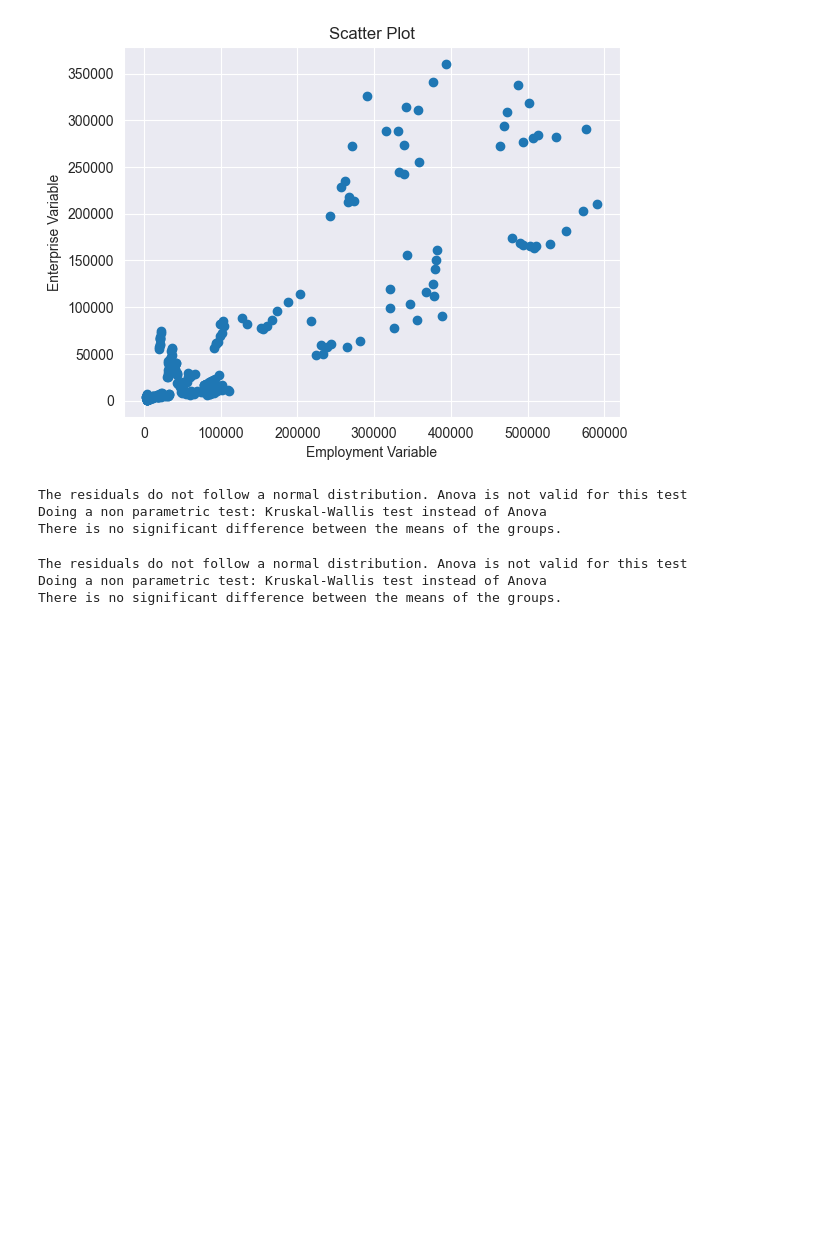
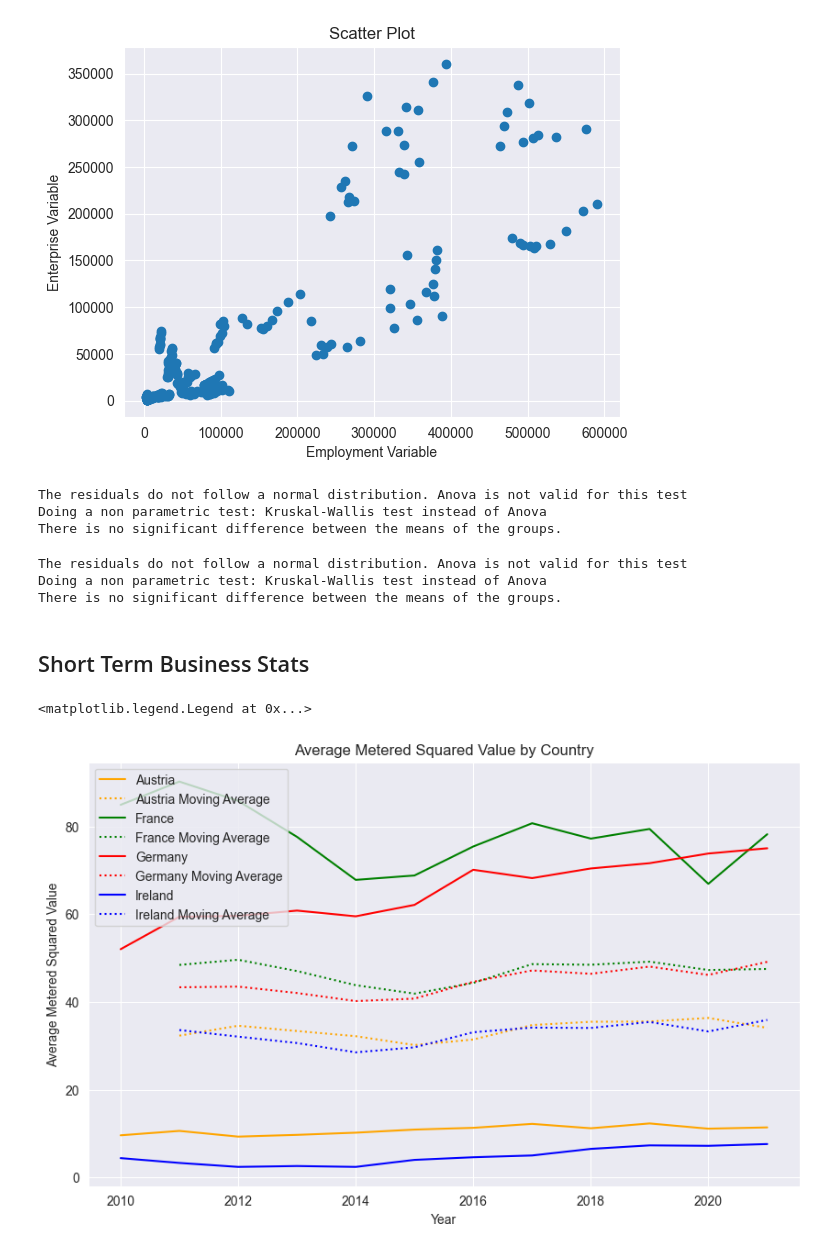
Before and after one commit to sbs23066/CA2---Irish-Construction-Project, a Jupyter notebook: stats.ipynb, the cells around one changed output. Saved outputs shown, nothing was run; the diff lists cells and outputs as text; code cells hidden in the pictures; blank space fills up the shorter version.

Commit message:
Turned normal and variance tests into functions, added Business Stats data and charts

```diff
--- a/stats.ipynb
+++ b/stats.ipynb
@@ -671,3 +582,41 @@ else:
 The residuals do not follow a normal distribution. Anova is not valid for this test
 Doing a non parametric test: Kruskal-Wallis test instead of Anova
 There is no significant difference between the means of the groups.
+# %% [markdown]
+## Short Term Business Stats
+# %%
+build = pd.read_csv('Transformed Data/Building Permit.csv')
+build['Year'] = pd.to_datetime(build['Year'], format='%Y')
+# %%
+# Calculate the average 'Metered Squared Value' for each country each year
+countries = ['Ireland', 'France', 'Austria', 'Germany']
+
+# Filter the data for the selected countries
+filtered_data = build[build['Country'].isin(countries)]
+
+avg_values = filtered_data.groupby(['Year', 'Country'])['Metered Squared Value'].mean().reset_index()
+
+# Calculate the 5-year moving average
+window = 5
+avg_values['Moving Average'] = avg_values['Metered Squared Value'].rolling(window).mean()
+
+
+# Define colors for each country
+country_colors = {'Ireland': 'blue', 'France': 'green', 'Austria': 'orange', 'Germany': 'red'}
+
+# Plot the average values for each country over time
+fig, ax = plt.subplots(figsize=(10, 6))
+
+countries = avg_values['Country'].unique()
+for country in countries:
+    country_data = avg_values[avg_values['Country'] == country]
+    ax.plot(country_data['Year'], country_data['Metered Squared Value'], color=country_colors[country], label=country)
+    ax.plot(country_data['Year'], country_data['Moving Average'], linestyle='dotted', color=country_colors[country], label=f'{country} Moving Average')
+
+ax.set_xlabel('Year')
+ax.set_ylabel('Average Metered Squared Value')
+ax.set_title('Average Metered Squared Value by Country')
+ax.legend()
+# %% [output]
+<matplotlib.legend.Legend at 0x...>
+[figure, added]
```
Also changed, not shown: parts of 10 cells of this notebook.
